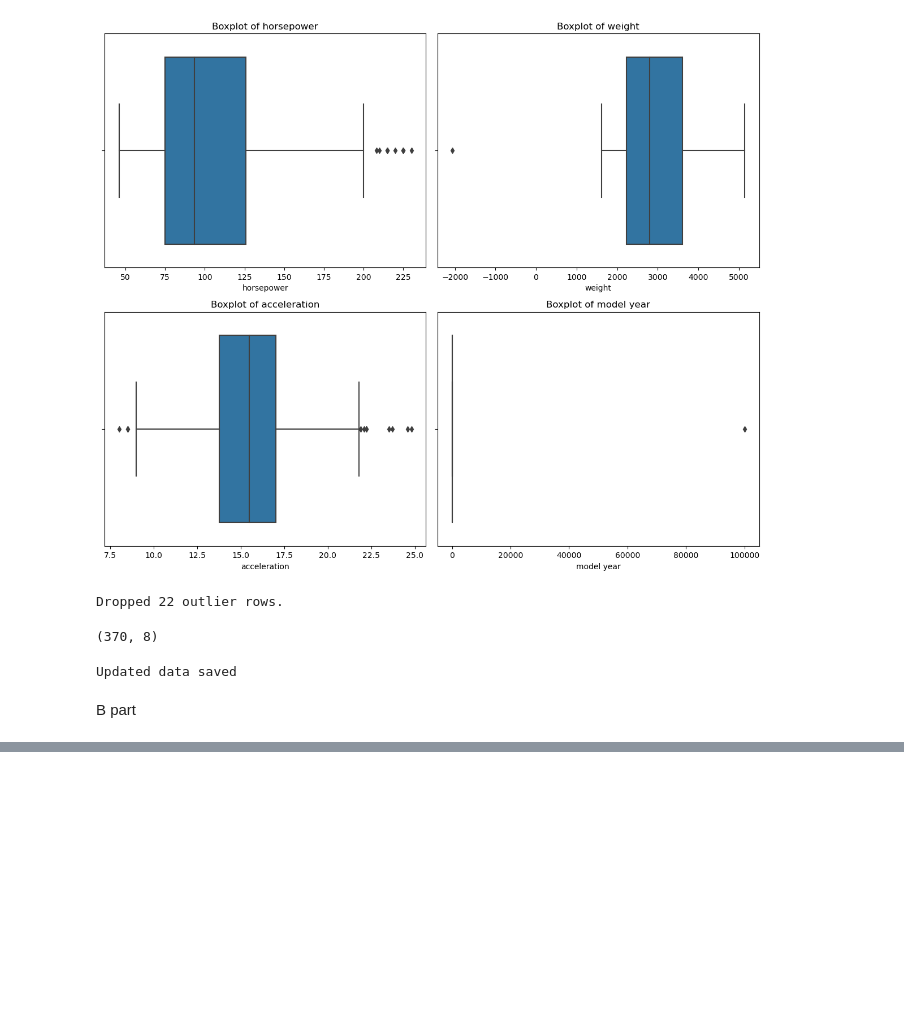
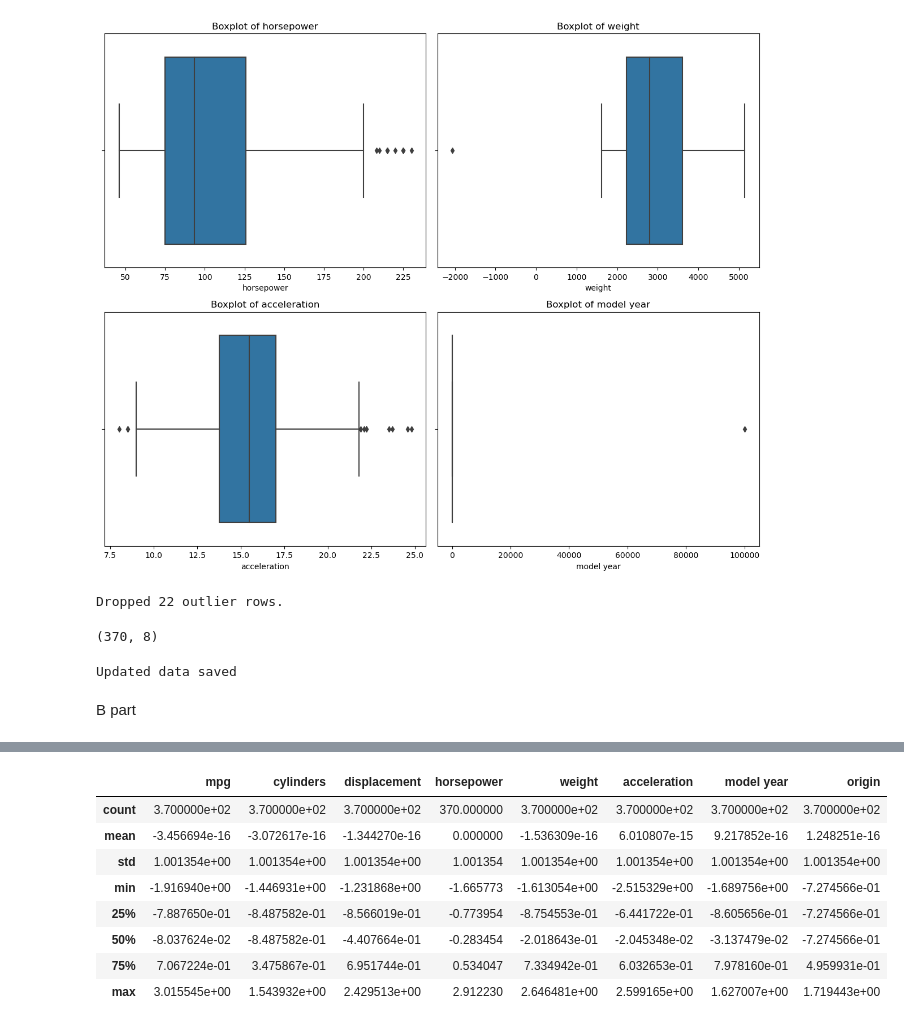
Before and after one commit to anushk4/CSE558-Assignments, a Jupyter notebook: q1.ipynb, the cells around one changed output, grey strips where cells are left out. Drawn from its saved outputs; the diff is of its cells as text; code cells hidden in the pictures; blank space fills up the shorter version.

```diff
--- a/q1.ipynb
+++ b/q1.ipynb
@@ -179,0 +258,12 @@ B part
+# %%
+df.describe()
+# %% [output]
+|  | mpg | cylinders | displacement | horsepower | weight | acceleration | model year | origin |
+| count | 3.700000e+02 | 3.700000e+02 | 3.700000e+02 | 370.000000 | 3.700000e+02 | 3.700000e+02 | 3.700000e+02 | 3.700000e+02 |
+| mean | -3.456694e-16 | -3.072617e-16 | -1.344270e-16 | 0.000000 | -1.536309e-16 | 6.010807e-15 | 9.217852e-16 | 1.248251e-16 |
+| std | 1.001354e+00 | 1.001354e+00 | 1.001354e+00 | 1.001354 | 1.001354e+00 | 1.001354e+00 | 1.001354e+00 | 1.001354e+00 |
+| min | -1.916940e+00 | -1.446931e+00 | -1.231868e+00 | -1.665773 | -1.613054e+00 | -2.515329e+00 | -1.689756e+00 | -7.274566e-01 |
+| 25% | -7.887650e-01 | -8.487582e-01 | -8.566019e-01 | -0.773954 | -8.754553e-01 | -6.441722e-01 | -8.605656e-01 | -7.274566e-01 |
+| 50% | -8.037624e-02 | -8.487582e-01 | -4.407664e-01 | -0.283454 | -2.018643e-01 | -2.045348e-02 | -3.137479e-02 | -7.274566e-01 |
+| 75% | 7.067224e-01 | 3.475867e-01 | 6.951744e-01 | 0.534047 | 7.334942e-01 | 6.032653e-01 | 7.978160e-01 | 4.959931e-01 |
+| max | 3.015545e+00 | 1.543932e+00 | 2.429513e+00 | 2.912230 | 2.646481e+00 | 2.599165e+00 | 1.627007e+00 | 1.719443e+00 |
```
Also changed, not shown: parts of 18 cells of this notebook, 2 other files.
